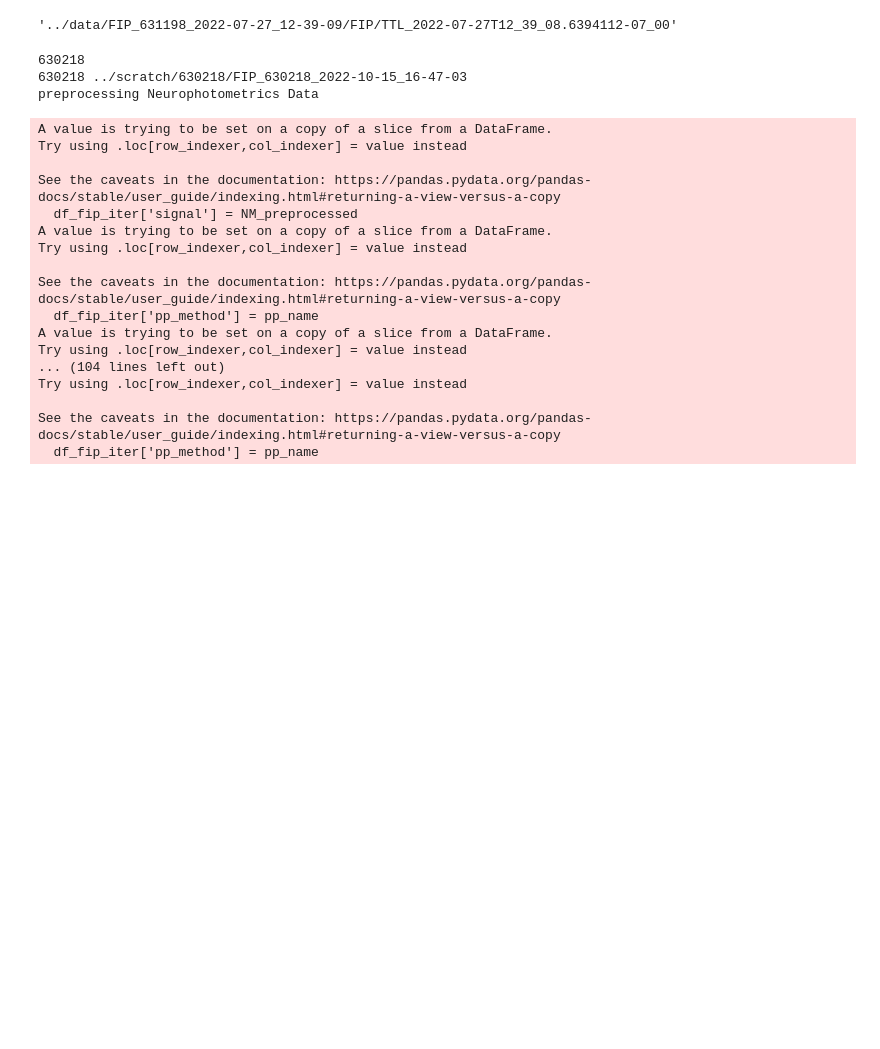
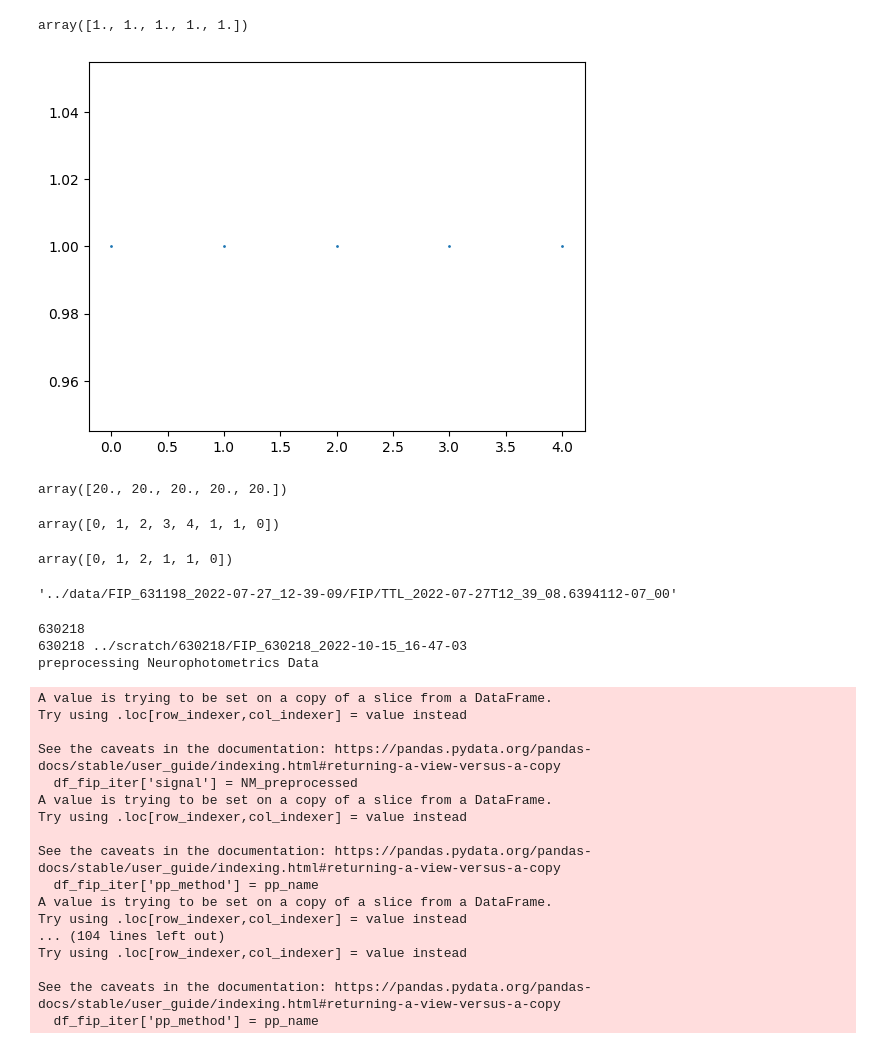
Before and after one commit to stefano-recanatesi/FIP_preprocess, a Jupyter notebook: code/Testing.ipynb, the cells around one changed output. Saved outputs shown, nothing was run; the diff lists cells and outputs as text; code cells hidden in the pictures; blank space fills up the shorter version.

```diff
--- a/code/Testing.ipynb
+++ b/code/Testing.ipynb
@@ -34,3 +36,27 @@ WARNING: Running pip as the 'root' user can result in broken permissions and con
+# %%
+a = np.ones(5)
+a
+# %% [output]
+array([1., 1., 1., 1., 1.])
+# %%
+%matplotlib inline
+plt.plot(a,'o', markersize=1)
+plt.show()
+# %% [output]
+[figure, added]
+# %%
+(a/np.sum(a))*100
+# %% [output]
+array([20., 20., 20., 20., 20.])
+# %%
+x = np.array([0,1,2,3,4,1,1,0])
+x
+# %% [output]
+array([0, 1, 2, 3, 4, 1, 1, 0])
+# %%
+x[x<3]
+# %% [output]
+array([0, 1, 2, 1, 1, 0])
 # %%
 # takes as input the length of the traces and the analysis directory
 def alignment(len_traces, Analysis_dir):
```
Also changed, not shown: parts of 1 cell of this notebook, 2 other files.
